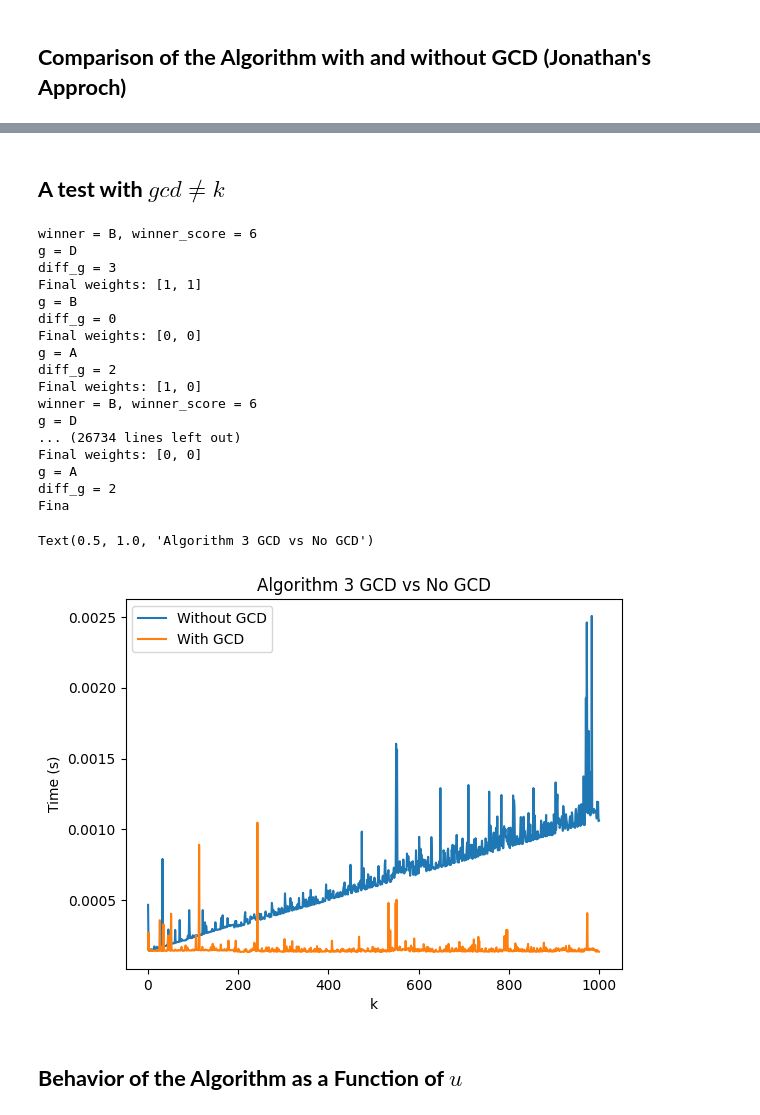
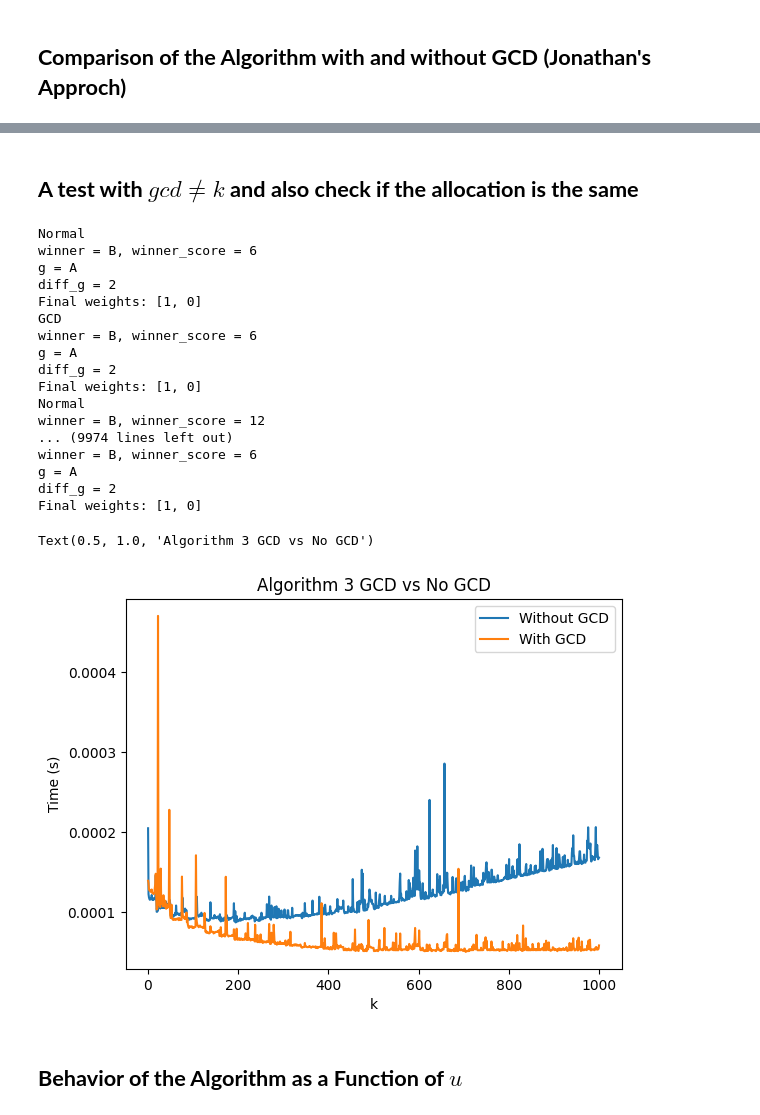
Before and after one commit to jonkouch/social_choice_project, a Jupyter notebook: code/alg_3.ipynb, the cells around one changed output, grey strips where cells are left out. Drawn from its saved outputs; the diff is of its cells as text; code cells hidden in the pictures.

```diff
--- a/code/alg_3.ipynb
+++ b/code/alg_3.ipynb
@@ -477,10 +477,6 @@ Final weights: [1, 0, 0, 0]
 # %%
 scales = list(range(10, 10000, 100))
-print(scales)
 times_gcd = []
 for i, scale in enumerate(scales):
-    # print(f"Running tests with scale {scale}:")
-    if (i + 1) % 10 == 0:
-        print(f"Running tests with scale {scale}:")
     times_gcd.append(test_algorithm3(scale, gcd=True))
 # %% [output]
@@ -517,6 +513,7 @@ Text(0.5, 1.0, 'Algorithm 3 GCD vs No GCD')
 # %%
 def test_alg3(k: int = 1, gcd: bool = False):
     p = 'C'
+    candidates = ['A', 'B', 'C', 'D']
     entries_test2 = [
             ProfileEntry(k * 6, ['B', 'C', 'D', 'A']),
             ProfileEntry(k * 4, ['C', 'D', 'A', 'B']),
@@ -537,12 +534,12 @@ times = []
 times_gcd = []
 
 for i, k in enumerate(k_values):
-    if (i + 1) % 1000 == 0:
-        print(f"Running tests with k {k}:")
-    times.append(test_alg3(k)[0])
-    result2 = test_alg3(k)[1]
-    times_gcd.append(test_alg3(k, gcd=True)[0])
-    result2_gcd = test_alg3(k, gcd=True)[1]
+    print("Normal")
+    time1, result2 = test_alg3(k)
+    times.append(time1)
+    print("GCD")
+    time_gcd, result2_gcd = test_alg3(k, gcd=True)
+    times_gcd.append(time_gcd)
     if(result2 != result2_gcd):
         print("Different results")
         break
@@ -576,7 +573,8 @@ Text(0.5, 1.0, 'Algorithm 3 GCD vs No GCD')
 # %% [markdown]
-## **A test with $gcd \ne k$**
+## **A test with $gcd \ne k$ and also check if the allocation is the same**
 # %%
 def test_alg3_2(k: int = 1, gcd: bool = False):
+    candidates = ['A', 'B', 'C', 'D']
     p = 'C'
     entries_test2 = [
             ProfileEntry(k * 6, ['B', 'C', 'D', 'A']),
@@ -595,45 +593,45 @@ def test_alg3_2(k: int = 1, gcd: bool = False):
 # %%
 k_values = list(range(1, 1000))
 times = []
 times_gcd = []
 
 for i, k in enumerate(k_values):
-    if (i + 1) % 1000 == 0:
-        print(f"Running tests with k {k}:")
-    times.append(test_alg3_2(k)[0])
-    result2 = test_alg3_2(k)[1]
-    times_gcd.append(test_alg3_2(k, gcd=True)[0])
-    result2_gcd = test_alg3_2(k, gcd=True)[1]
+    print('Normal')
+    time1, result2 = test_alg3_2(k)
+    times.append(time1)
+    print('GCD')
+    time_gcd, result2_gcd = test_alg3_2(k, gcd=True)
+    times_gcd.append(time_gcd)
     if(result2 != result2_gcd):
         print("Different results")
         break
 
 plt.plot(k_values, times, label="Without GCD")
 plt.plot(k_values, times_gcd, label="With GCD")
 plt.xlabel("k")
 plt.ylabel("Time (s)")
 plt.legend()
 plt.title("Algorithm 3 GCD vs No GCD")
 # %% [output]
+Normal
 winner = B, winner_score = 6
-g = D
-diff_g = 3
-Final weights: [1, 1]
-g = B
-diff_g = 0
-Final weights: [0, 0]
 g = A
 diff_g = 2
 Final weights: [1, 0]
+GCD
 winner = B, winner_score = 6
-g = D
-... (26734 lines left out)
-Final weights: [0, 0]
 g = A
 diff_g = 2
-Fina
+Final weights: [1, 0]
+Normal
+winner = B, winner_score = 12
+... (9974 lines left out)
+winner = B, winner_score = 6
+g = A
+diff_g = 2
+Final weights: [1, 0]
 Text(0.5, 1.0, 'Algorithm 3 GCD vs No GCD')
-[figure, old version]
+[figure, new version]
 # %% [markdown]
 ## **Behavior of the Algorithm as a Function of $u$**
 # %%
```
Also changed, not shown: parts of 18 cells of this notebook.
